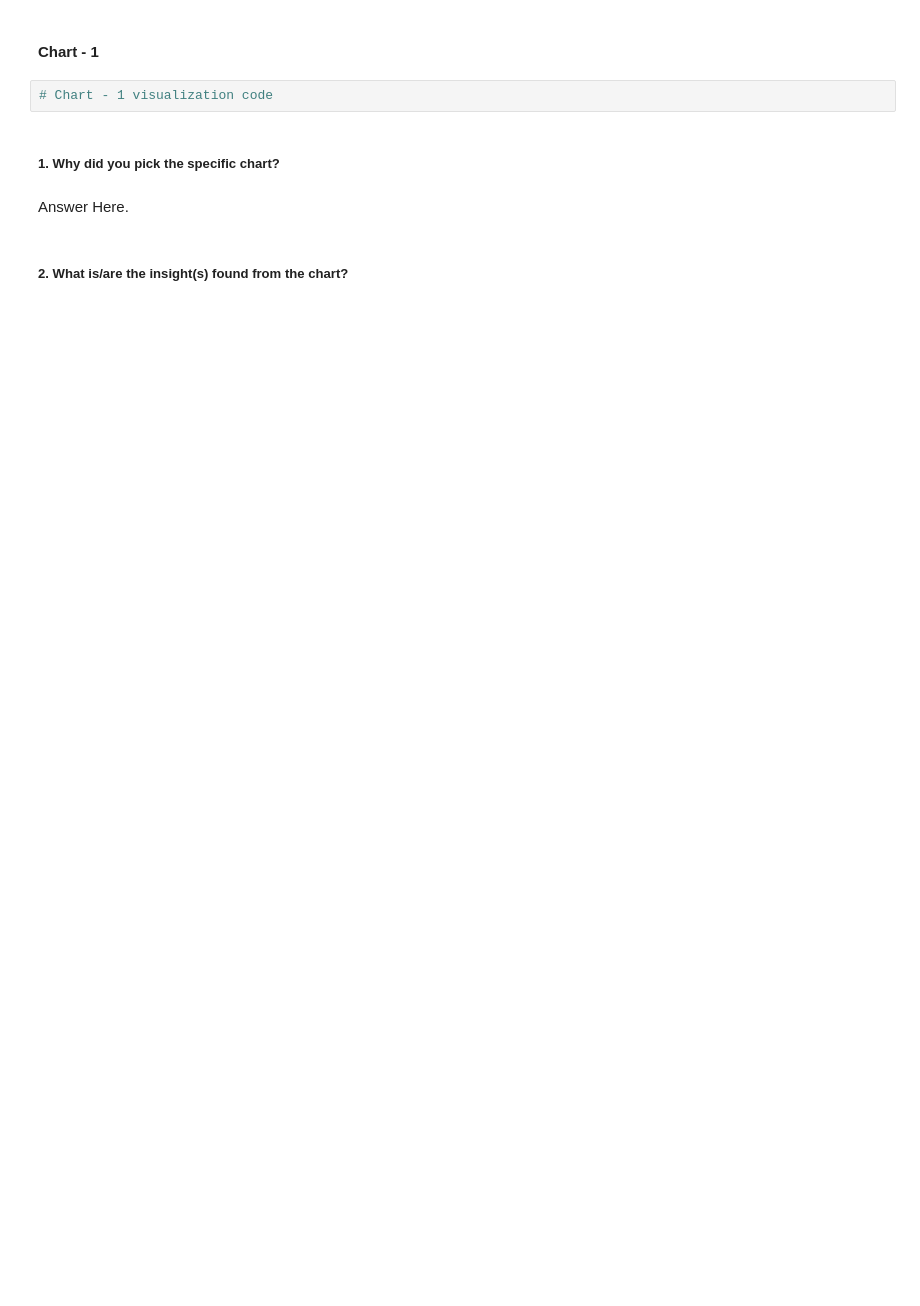
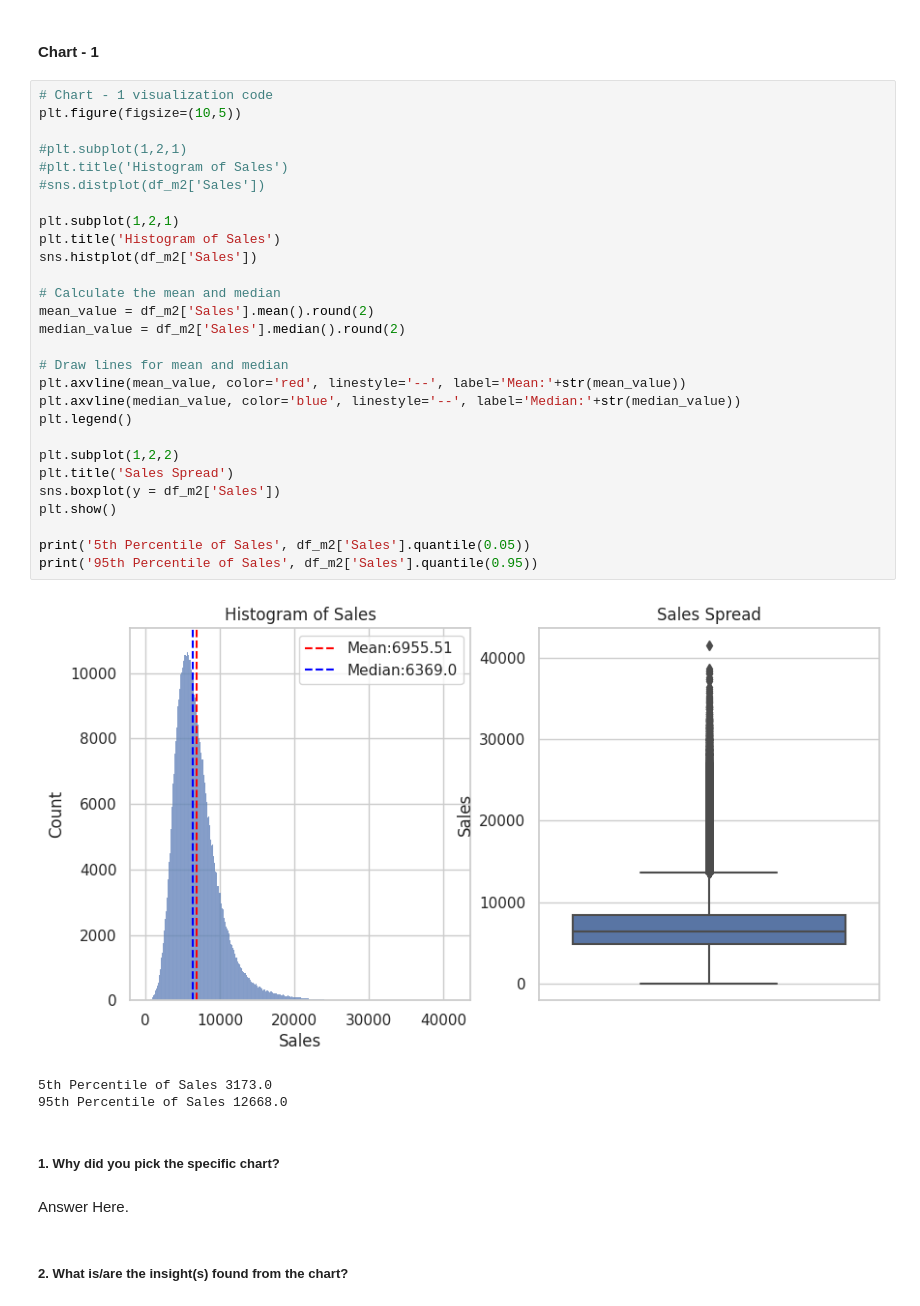
Before and after one commit to pvanand07/Retail-Sales-Prediction-Regression, a Jupyter notebook: Retail_Sales_Prediction_Regression.ipynb, the cells around one changed output. Drawn from its saved outputs; the diff is of its cells as text; blank space fills up the shorter version.

Commit message:
feat: Updated visualizations

```diff
--- a/Retail_Sales_Prediction_Regression.ipynb
+++ b/Retail_Sales_Prediction_Regression.ipynb
@@ -503,7 +765,37 @@ Answer Here.
 # %% [markdown]
 #### Chart - 1
-# %%
-# Chart - 1 visualization code
+# %%
+# Chart - 1 visualization code
+plt.figure(figsize=(10,5))
+
+#plt.subplot(1,2,1)
+#plt.title('Histogram of Sales')
+#sns.distplot(df_m2['Sales'])
+
+plt.subplot(1,2,1)
+plt.title('Histogram of Sales')
+sns.histplot(df_m2['Sales'])
+
+# Calculate the mean and median
+mean_value = df_m2['Sales'].mean().round(2)
+median_value = df_m2['Sales'].median().round(2)
+
+# Draw lines for mean and median
+plt.axvline(mean_value, color='red', linestyle='--', label='Mean:'+str(mean_value))
+plt.axvline(median_value, color='blue', linestyle='--', label='Median:'+str(median_value))
+plt.legend()
+
+plt.subplot(1,2,2)
+plt.title('Sales Spread')
+sns.boxplot(y = df_m2['Sales'])
+plt.show()
+
+print('5th Percentile of Sales', df_m2['Sales'].quantile(0.05))
+print('95th Percentile of Sales', df_m2['Sales'].quantile(0.95))
+# %% [output]
+[figure, added]
+5th Percentile of Sales 3173.0
+95th Percentile of Sales 12668.0
 # %% [markdown]
 ##### 1. Why did you pick the specific chart?
 # %% [markdown]
```
Also changed, not shown: parts of 65 cells of this notebook.
